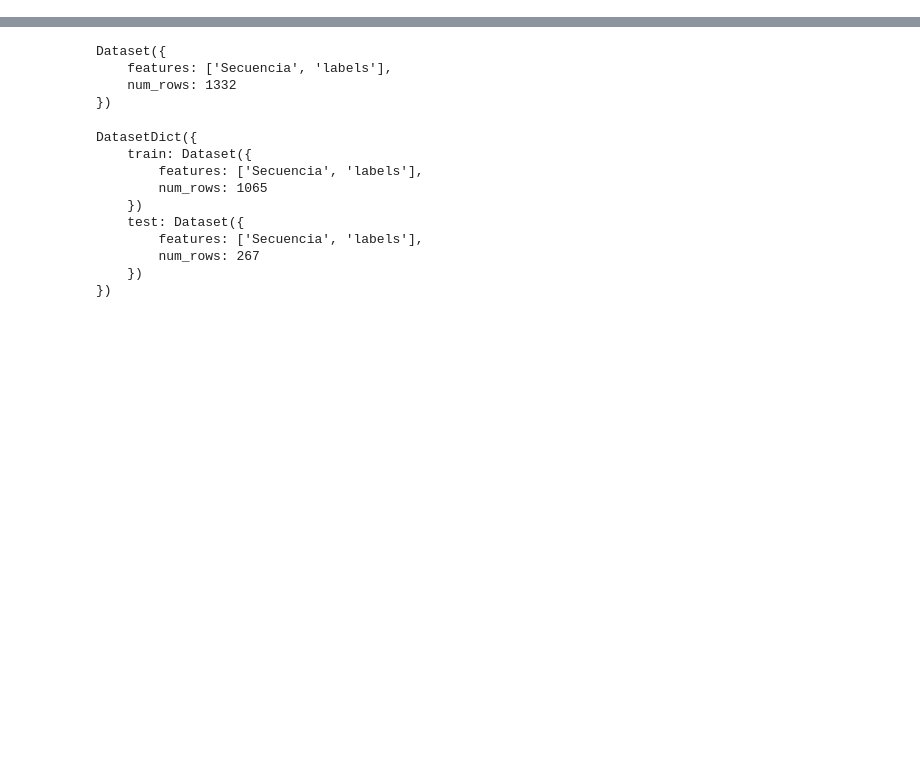
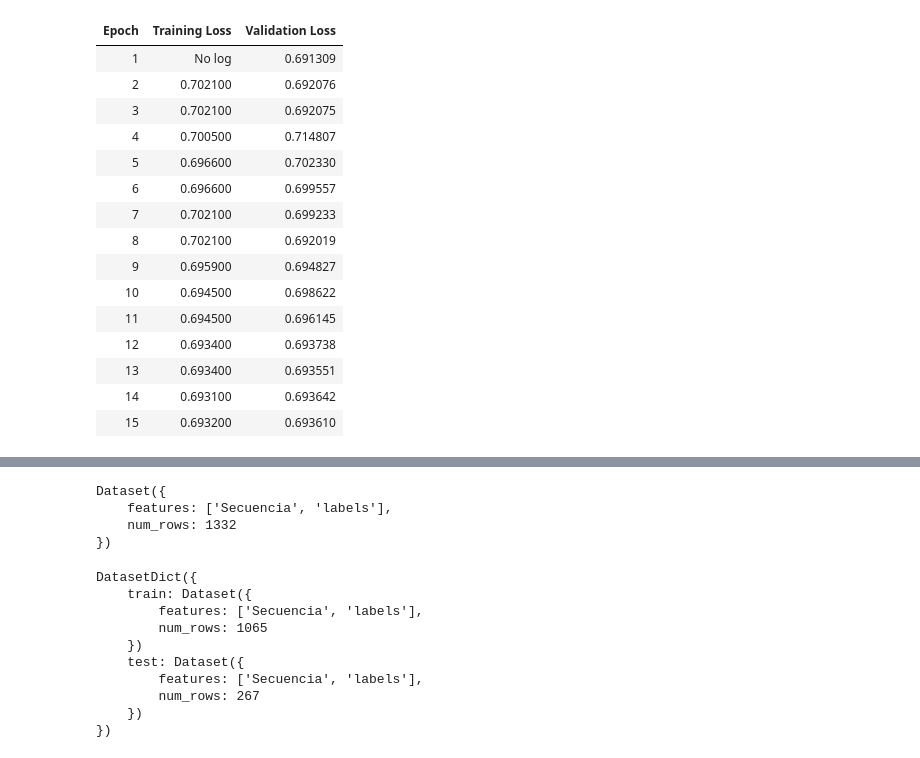
Before and after one commit to jbs1009/TFM_Jorge_Bermejo_Sacristan, a Jupyter notebook: Pruebas_DNABERT-2.ipynb, the cells around one changed output, grey strips where cells are left out. Drawn from its saved outputs; the diff is of its cells as text; code cells hidden in the pictures; blank space fills up the shorter version.

Commit message:
Modificaciones de puesta a punto de DNABERT-2

```diff
--- a/Pruebas_DNABERT-2.ipynb
+++ b/Pruebas_DNABERT-2.ipynb
@@ -115,0 +88,69 @@ base
+# %%
+# PRUEBA DEL TRANSFORMER CON BASE DE REGIONES FLANQUEANTES
+
+import pandas as pd
+from datasets import Dataset
+from transformers import AutoTokenizer, AutoConfig, AutoModelForSequenceClassification, TrainingArguments, Trainer, DataCollatorWithPadding
+import torch
+import gc
+
+hf_dataset = Dataset.from_pandas(base)
+dataset_dividido = hf_dataset.train_test_split(test_size = 0.2)
+
+tokenizer = AutoTokenizer.from_pretrained("zhihan1996/DNABERT-2-117M", trust_remote_code=True)
+
+def tokeniza_secuencias(base):
+    return tokenizer(base["Secuencia"])
+
+hf_base_tokenizada = dataset_dividido.map(
+    tokeniza_secuencias,
+    batched=True,
+    batch_size=10
+)
+
+gc.collect()
+
+config = AutoConfig.from_pretrained(
+    "zhihan1996/DNABERT-2-117M",
+    trust_remote_code=True,
+    num_labels=2
+)
+
+config.pad_token_id = tokenizer.pad_token_id
+config.hidden_dropout_prob = 0.2
+config.attention_probs_dropout_prob = 0.2
+
+model = AutoModelForSequenceClassification.from_pretrained(
+    "zhihan1996/DNABERT-2-117M",
+    config=config,
+    trust_remote_code=True
+)
+
+data_collator = DataCollatorWithPadding(tokenizer = tokenizer)
+
+training_args = TrainingArguments(
+    output_dir="./resultados_dnabert_flancos",
+    learning_rate=5e-5,
+    per_device_train_batch_size=4,
+    per_device_eval_batch_size=4,
+    num_train_epochs=15,
+    weight_decay=0.01,
+    warmup_ratio=0.1,
+    lr_scheduler_type="cosine",
+    evaluation_strategy="epoch",
+    save_strategy="epoch",
+    fp16=True,
+    dataloader_num_workers=0,
+)
+
+trainer = Trainer(
+    model=model,
+    args=training_args,
+    train_dataset=hf_base_tokenizada["train"],
+    eval_dataset=hf_base_tokenizada["test"],
+    data_collator=data_collator,
+)
+
+
+trainer.train()
+# %% [output]
@@ -115,0 +171,16 @@ base
+| Epoch | Training Loss | Validation Loss |
+| 1 | No log | 0.691309 |
+| 2 | 0.702100 | 0.692076 |
+| 3 | 0.702100 | 0.692075 |
+| 4 | 0.700500 | 0.714807 |
+| 5 | 0.696600 | 0.702330 |
+| 6 | 0.696600 | 0.699557 |
+| 7 | 0.702100 | 0.699233 |
+| 8 | 0.702100 | 0.692019 |
+| 9 | 0.695900 | 0.694827 |
+| 10 | 0.694500 | 0.698622 |
+| 11 | 0.694500 | 0.696145 |
+| 12 | 0.693400 | 0.693738 |
+| 13 | 0.693400 | 0.693551 |
+| 14 | 0.693100 | 0.693642 |
+| 15 | 0.693200 | 0.693610 |
```
Also changed, not shown: parts of 34 cells of this notebook.
